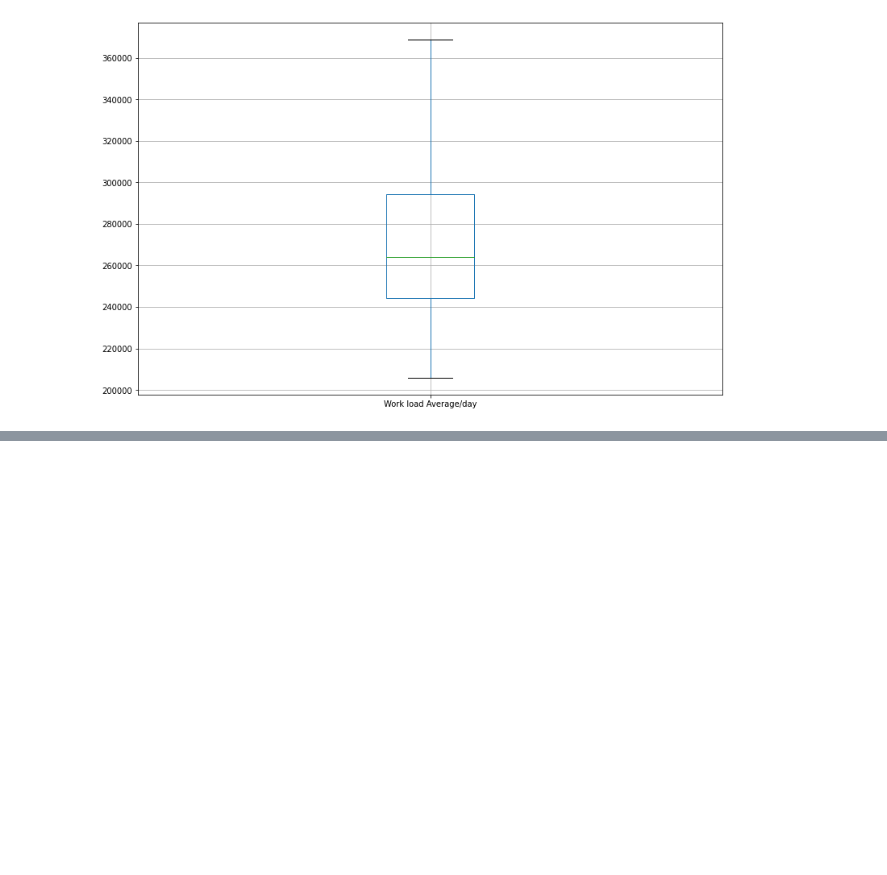
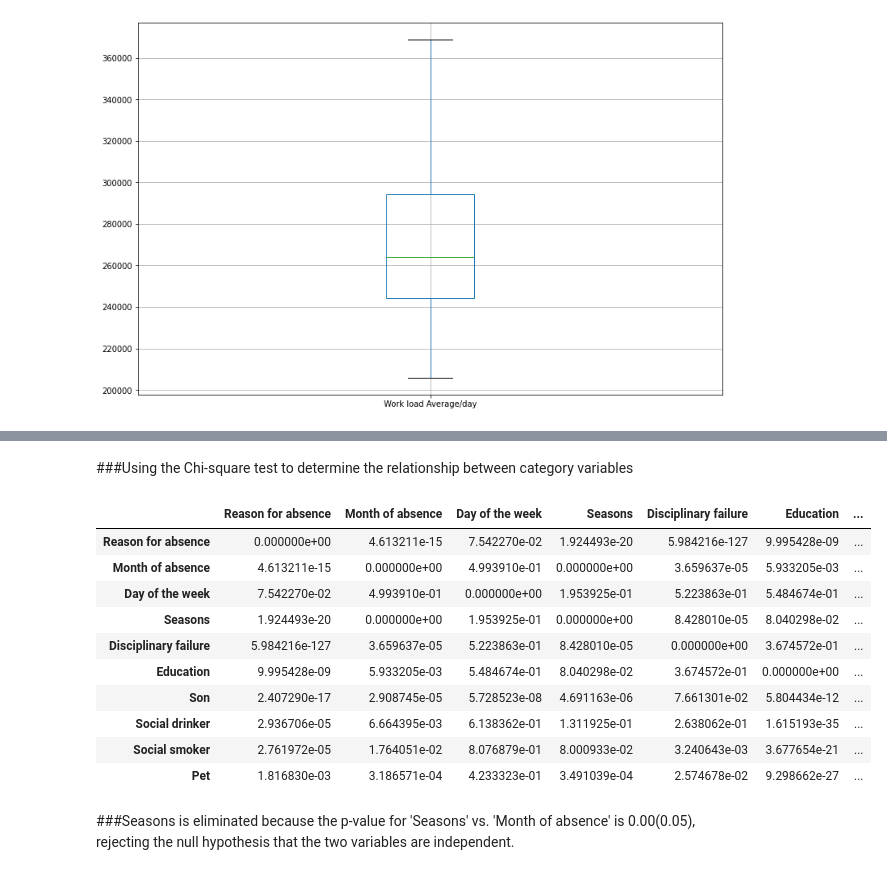
Before and after one commit to DHRUV6029/CMPE-255_NPDP, a Jupyter notebook: CMPE_255_NPDP.ipynb, the cells around one changed output, grey strips where cells are left out. Cells and saved outputs as stored; diff of their text form; code cells hidden in the pictures; blank space fills up the shorter version.

```diff
--- a/CMPE_255_NPDP.ipynb
+++ b/CMPE_255_NPDP.ipynb
@@ -1745,0 +1748,6 @@ absent_data.boxplot(column=['Work load Average/day'])
+# %%
+categorical_cols = ['Reason for absence', 'Month of absence', 'Day of the week', 'Seasons','Disciplinary failure','Education',\
+'Son', 'Social drinker', 'Social smoker', 'Pet']
+# %%
+for i in categorical_cols:
+    absent_data[i] = absent_data[i].astype('category')
@@ -1745,0 +1774,2 @@ absent_data.boxplot(column=['Work load Average/day'])
+# %% [markdown]
+###Using the Chi-square test to determine the relationship between category variables
@@ -1745,0 +1778,29 @@ absent_data.boxplot(column=['Work load Average/day'])
+# %%
+factors_paired = [(i,j) for i in categorical_cols for j in categorical_cols]
+chi2, p_values =[], []
+for f in factors_paired:
+    if f[0] != f[1]:
+        chitest = chi2_contingency(pd.crosstab(absent_data[f[0]], absent_data[f[1]]))
+        chi2.append(chitest[0])
+        p_values.append(chitest[1])
+    else:
+        chi2.append(0)
+        p_values.append(0)
+
+p1 = np.array(p_values).reshape((10,10))
+p1 = pd.DataFrame(p1, index=categorical_cols, columns=categorical_cols)
+p1
+# %% [output]
+|  | Reason for absence | Month of absence | Day of the week | Seasons | Disciplinary failure | Education | ... |
+| Reason for absence | 0.000000e+00 | 4.613211e-15 | 7.542270e-02 | 1.924493e-20 | 5.984216e-127 | 9.995428e-09 | ... |
+| Month of absence | 4.613211e-15 | 0.000000e+00 | 4.993910e-01 | 0.000000e+00 | 3.659637e-05 | 5.933205e-03 | ... |
+| Day of the week | 7.542270e-02 | 4.993910e-01 | 0.000000e+00 | 1.953925e-01 | 5.223863e-01 | 5.484674e-01 | ... |
+| Seasons | 1.924493e-20 | 0.000000e+00 | 1.953925e-01 | 0.000000e+00 | 8.428010e-05 | 8.040298e-02 | ... |
+| Disciplinary failure | 5.984216e-127 | 3.659637e-05 | 5.223863e-01 | 8.428010e-05 | 0.000000e+00 | 3.674572e-01 | ... |
+| Education | 9.995428e-09 | 5.933205e-03 | 5.484674e-01 | 8.040298e-02 | 3.674572e-01 | 0.000000e+00 | ... |
+| Son | 2.407290e-17 | 2.908745e-05 | 5.728523e-08 | 4.691163e-06 | 7.661301e-02 | 5.804434e-12 | ... |
+| Social drinker | 2.936706e-05 | 6.664395e-03 | 6.138362e-01 | 1.311925e-01 | 2.638062e-01 | 1.615193e-35 | ... |
+| Social smoker | 2.761972e-05 | 1.764051e-02 | 8.076879e-01 | 8.000933e-02 | 3.240643e-03 | 3.677654e-21 | ... |
+| Pet | 1.816830e-03 | 3.186571e-04 | 4.233323e-01 | 3.491039e-04 | 2.574678e-02 | 9.298662e-27 | ... |
+# %% [markdown]
+###Seasons is eliminated because the p-value for 'Seasons' vs. 'Month of absence' is 0.00(0.05), rejecting the null hypothesis that the two variables are independent.
```
Also changed, not shown: parts of 7 cells of this notebook.
